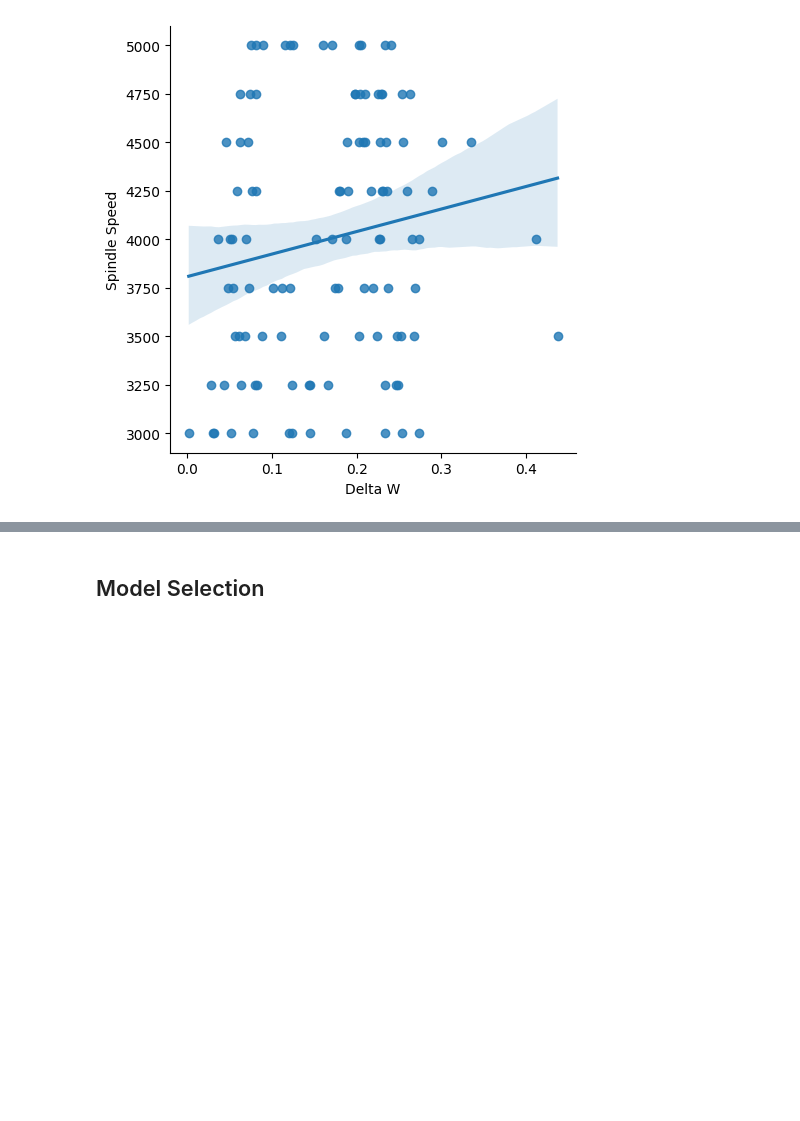
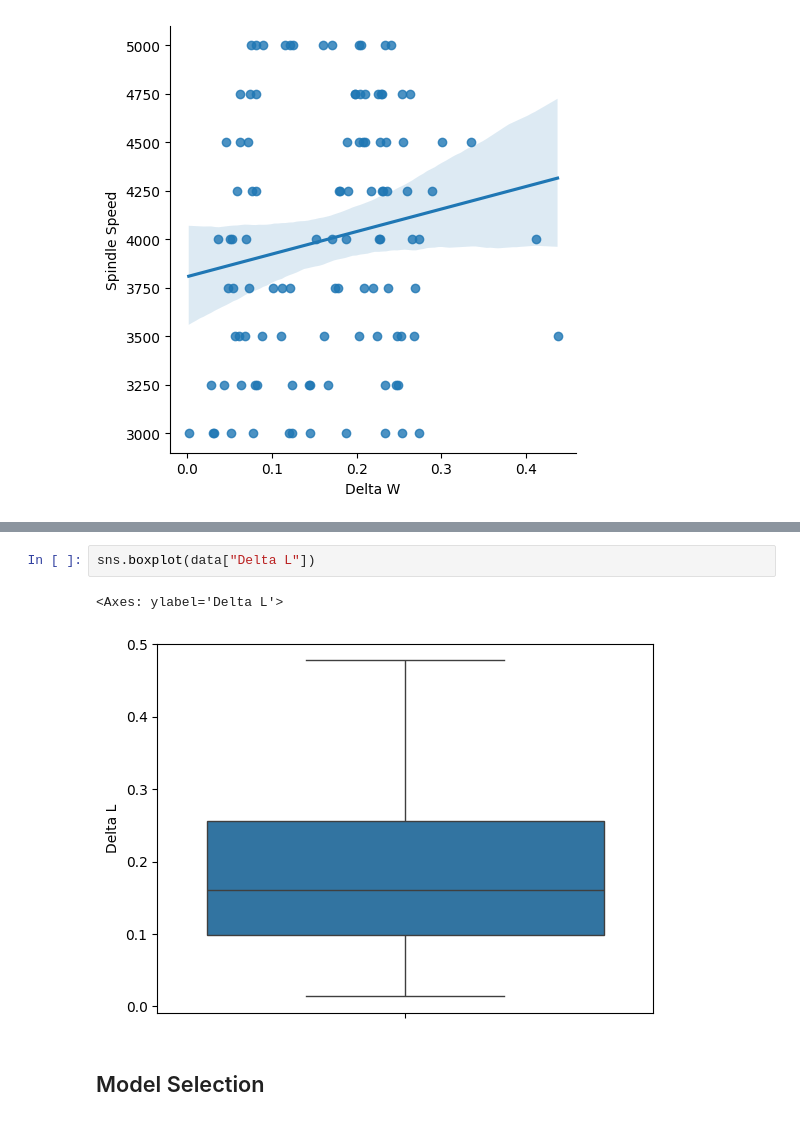
Before and after one commit to VardanMittal/Micromilling_process_optimisation, a Jupyter notebook: main.ipynb, the cells around one changed output, grey strips where cells are left out. Cells and saved outputs as stored; diff of their text form; blank space fills up the shorter version.

```diff
--- a/main.ipynb
+++ b/main.ipynb
@@ -127,3 +132,8 @@ sns.lmplot(x ="Delta W", y ="Spindle Speed", data = data)
+# %%
+sns.boxplot(data["Delta L"])
+# %% [output]
+<Axes: ylabel='Delta L'>
+[figure, added]
 # %% [markdown]
 ## Model Selection
 # %%
```
Also changed, not shown: parts of 2 cells of this notebook, 6 other files.
